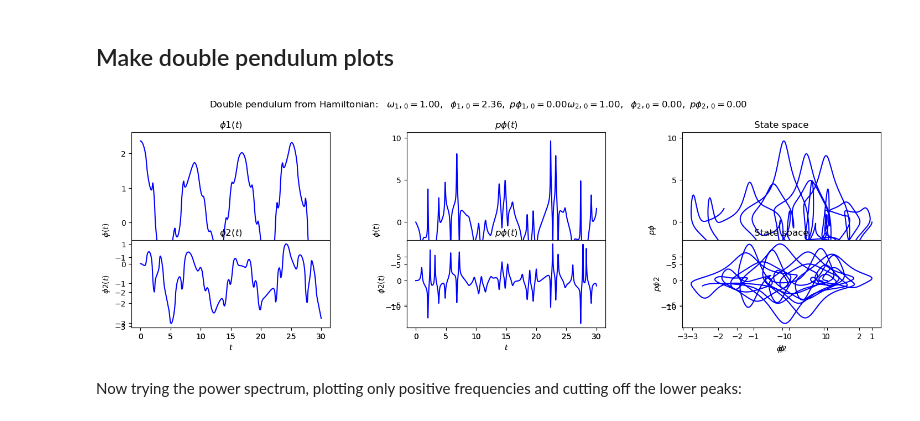
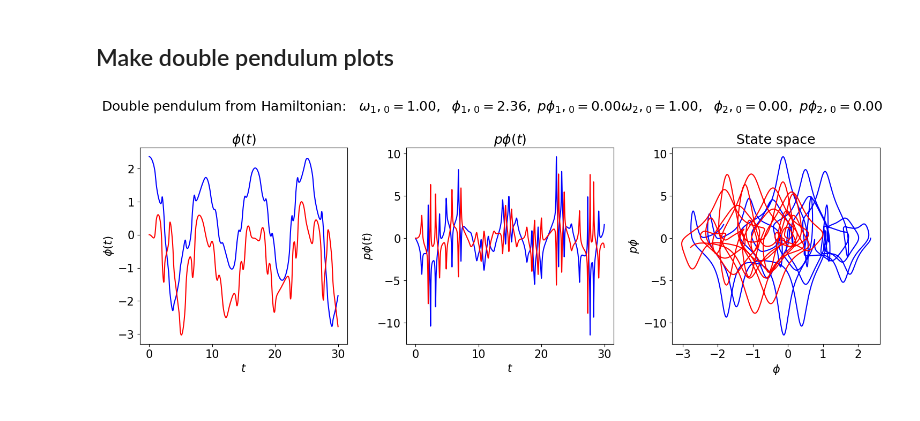
Before and after one commit to doyle340/Physics-5300, a Jupyter notebook: DoublePendulumNotebook.ipynb, the cells around one changed output. Saved outputs shown, nothing was run; the diff lists cells and outputs as text; code cells hidden in the pictures.

Commit message:
Double Pendulum v 2.1
Notebook updated to rough completion. Shows chaos due to sensitivity to initial conditions

```diff
--- a/DoublePendulumNotebook.ipynb
+++ b/DoublePendulumNotebook.ipynb
@@ -49,7 +49,7 @@ import matplotlib.pyplot as plt
 plt.rcParams['figure.dpi'] = 100.    # this is the default for notebook
 
 # Change the common font size (smaller when higher dpi)
-font_size = 10
+font_size = 15
 plt.rcParams.update({'font.size': font_size})
 # %% [markdown]
 ## Pendulum class and utility functions
@@ -172,16 +172,15 @@ def start_stop_indices(t_pts, plot_start, plot_stop):
     return start_index, stop_index
 # %% [markdown]
 ## Make double pendulum plots
+# %%
+# Labels for individual plot axes
+phi1_vs_time_labels = (r'$t$', r'$\phi(t)$')
+phi2_vs_time_labels = (r'$t$', r'$\phi2(t)$')
+p_phi1_vs_time_labels = (r'$t$', r'$p\phi(t)$')
+p_phi2_vs_time_labels = (r'$t$', r'$p\phi2(t)$')
+state_space_labels = (r'$\phi$', r'$p\phi$')
+state_space2_labels = (r'$\phi2$', r'$p\phi2$')
 # %%
-# Labels for individual plot axes
-phi1_vs_time_labels = (r'$t$', r'$\phi(t)$')
-phi2_vs_time_labels = (r'$t$', r'$\phi2(t)$')
-p_phi1_vs_time_labels = (r'$t$', r'$d\phi/dt(t)$')
-p_phi2_vs_time_labels = (r'$t$', r'$d\phi2/dt(t)$')
-state_space_labels = (r'$\phi$', r'$p\phi$')
-state_space2_labels = (r'$\phi2$', r'$p\phi2$')
-
-
 # Common plotting time (generate the full time then use slices)
 t_start = 0.
 t_end = 30.
@@ -223,7 +222,7 @@ overall_title = 'Double pendulum from Hamiltonian:  ' + \
 
 fig.suptitle(overall_title, va='baseline')
 
-# first plot: phi1 plot
+# first plot: phi plot
 ax_a = fig.add_subplot(1,3,1)
 
 start, stop = start_stop_indices(t_pts, t_start, t_end)
@@ -231,67 +230,50 @@ plot_y_vs_x(t_pts[start : stop], phi1[start : stop],
             axis_labels=phi1_vs_time_labels,
             color='blue',
             label=None,
-            title=r'$\phi1(t)$',
+            title=r'$\phi(t)$',
+            ax=ax_a)
+start, stop = start_stop_indices(t_pts, t_start, t_end)
+plot_y_vs_x(t_pts[start : stop], phi2[start : stop],
+            color='red',
+            label=None,
             ax=ax_a)
 
 # second plot: p_phi1 plot
 ax_b = fig.add_subplot(1,3,2)
 
 start, stop = start_stop_indices(t_pts, t_start, t_end)
 plot_y_vs_x(t_pts[start : stop], p_phi1[start : stop],
-            axis_labels=phi1_vs_time_labels,
+            axis_labels=p_phi1_vs_time_labels,
             color='blue',
             label=None,
             title=r'$p\phi(t)$',
+            ax=ax_b)
+start, stop = start_stop_indices(t_pts, t_start, t_end)
+plot_y_vs_x(t_pts[start : stop], p_phi2[start : stop],
+            axis_labels=p_phi1_vs_time_labels,
+            color='red',
+            label=None,
             ax=ax_b)
 
 # third plot: First Pendulum state space plot from t=0 to t=30
 ax_c = fig.add_subplot(1,3,3)
 
 start, stop = start_stop_indices(t_pts, t_start, t_end)
 plot_y_vs_x(phi1[start : stop], p_phi1[start : stop],
             axis_labels=state_space_labels,
             color='blue',
             label=None,
             title='State space',
             ax=ax_c)
-
-# fourth plot: phi2(t) from t=0 to t= 30
-ax_d = fig.add_subplot(2,3,4)
-
-start, stop = start_stop_indices(t_pts, t_start, t_end)
-plot_y_vs_x(t_pts[start : stop], phi2[start : stop],
-            axis_labels=phi2_vs_time_labels,
-            color='blue',
-            label=None,
-            title=r'$\phi2(t)$',
-            ax=ax_d)
-
-# fifth plot: p_phi2 plot
-ax_e = fig.add_subplot(2,3,5)
-
-start, stop = start_stop_indices(t_pts, t_start, t_end)
-plot_y_vs_x(t_pts[start : stop], p_phi2[start : stop],
-            axis_labels=phi2_vs_time_labels,
-            color='blue',
-            label=None,
-            title=r'$p\phi(t)$',
-            ax=ax_e)
-
-# sixth plot: Second Pendulum state space plot from t=0 to t=30
-ax_f = fig.add_subplot(2,3,6)
-
 start, stop = start_stop_indices(t_pts, t_start, t_end)
 plot_y_vs_x(phi2[start : stop], p_phi2[start : stop],
-            axis_labels=state_space2_labels,
-            color='blue',
+            axis_labels=state_space_labels,
+            color='red',
             label=None,
-            title='State space',
-            ax=ax_f)
+            ax=ax_c)
+
 
 fig.tight_layout()
 fig.savefig('double_pendulum_Hamilton.png', bbox_inches='tight')
 # %% [output]
-[figure, old version]
+[figure, new version]
-# %% [markdown]
-Now trying the power spectrum, plotting only positive frequencies and cutting off the lower peaks:
```
Also changed, not shown: parts of 4 cells of this notebook.
